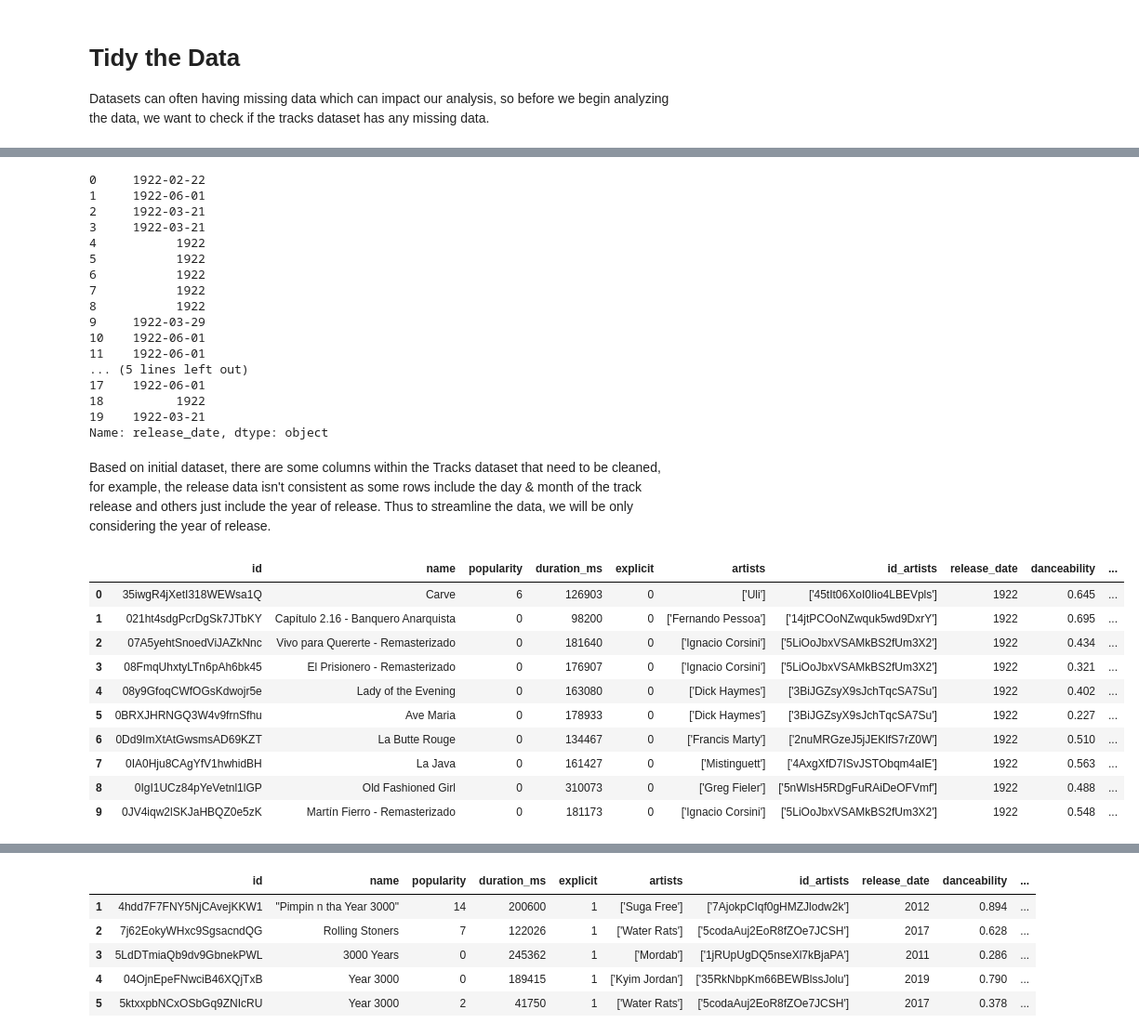
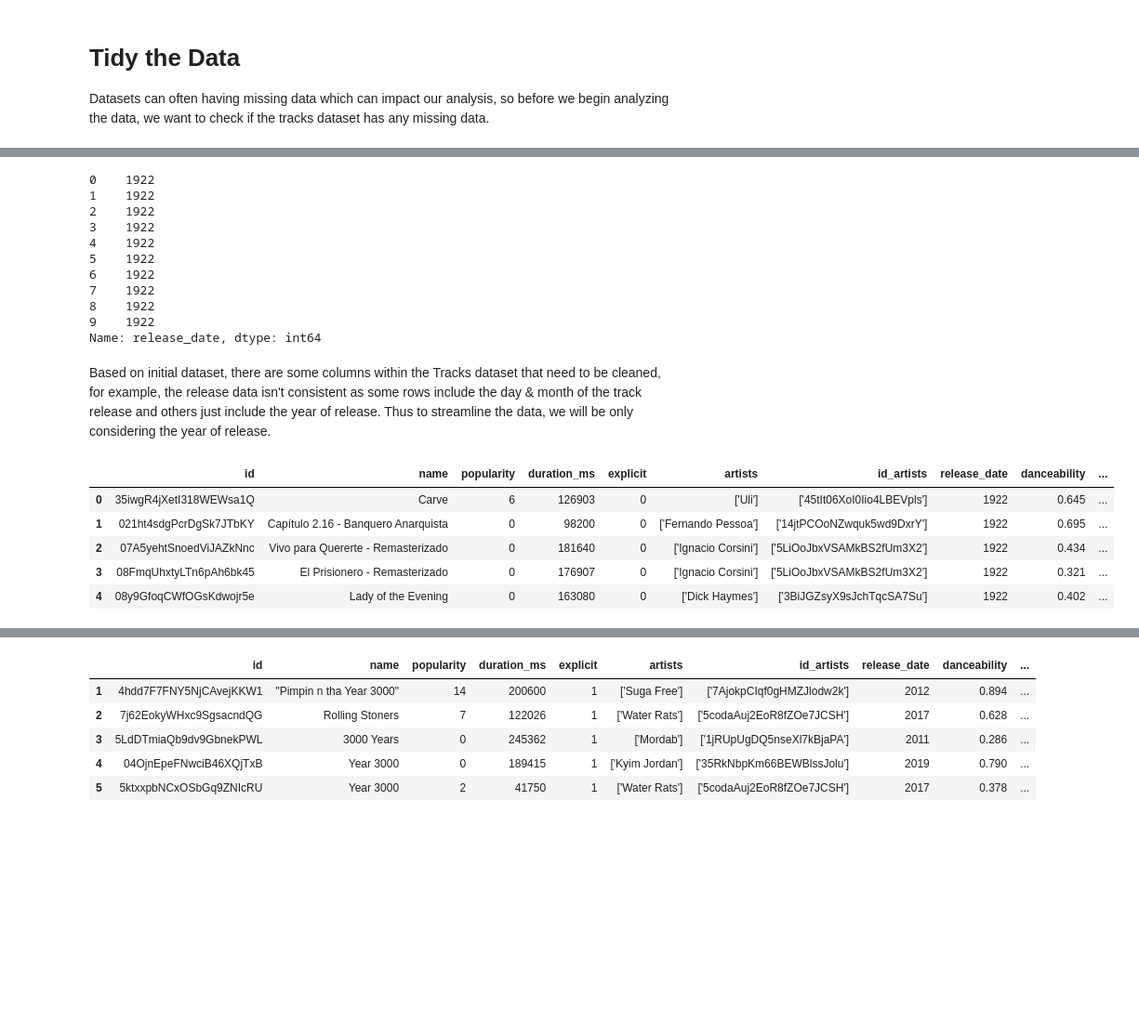
Before and after one commit to afaboro/CMSC320-FinalTutorial, a Jupyter notebook: CMSC320 - Data Science Tutorial.ipynb, the cells around one changed output, grey strips where cells are left out. Shown at 93% size. Saved outputs shown, nothing was run; the diff lists cells and outputs as text; code cells hidden in the pictures; blank space fills up the shorter version.

```diff
--- a/CMSC320 - Data Science Tutorial.ipynb
+++ b/CMSC320 - Data Science Tutorial.ipynb
@@ -90,39 +92,28 @@ tempo                0
 time_signature       0
 dtype: int64
 # %%
-tracks['release_date'].head(20)
+tracks['release_date'].head(10)
 # %% [output]
-0     1922-02-22
-1     1922-06-01
-2     1922-03-21
-3     1922-03-21
-4           1922
-5           1922
-6           1922
-7           1922
-8           1922
-9     1922-03-29
-10    1922-06-01
-11    1922-06-01
-... (5 lines left out)
-17    1922-06-01
-18          1922
-19    1922-03-21
-Name: release_date, dtype: object
+0    1922
+1    1922
+2    1922
+3    1922
+4    1922
+5    1922
+6    1922
+7    1922
+8    1922
+9    1922
+Name: release_date, dtype: int64
 # %% [markdown]
 Based on initial dataset, there are some columns within the Tracks dataset that need to be cleaned, for example, the release data isn't consistent as some rows include the day & month of the track release and others just include the year of release. Thus to streamline the data, we will be only considering the year of release.
 # %%
 tracks['release_date'] = tracks['release_date'].str[:4].astype(int)
-tracks.head(10)
+tracks.head(5)
 # %% [output]
 |  | id | name | popularity | duration_ms | explicit | artists | id_artists | release_date | danceability | ... |
 | 0 | 35iwgR4jXetI318WEWsa1Q | Carve | 6 | 126903 | 0 | ['Uli'] | ['45tIt06XoI0Iio4LBEVpls'] | 1922 | 0.645 | ... |
 | 1 | 021ht4sdgPcrDgSk7JTbKY | Capítulo 2.16 - Banquero Anarquista | 0 | 98200 | 0 | ['Fernando Pessoa'] | ['14jtPCOoNZwquk5wd9DxrY'] | 1922 | 0.695 | ... |
 | 2 | 07A5yehtSnoedViJAZkNnc | Vivo para Quererte - Remasterizado | 0 | 181640 | 0 | ['Ignacio Corsini'] | ['5LiOoJbxVSAMkBS2fUm3X2'] | 1922 | 0.434 | ... |
 | 3 | 08FmqUhxtyLTn6pAh6bk45 | El Prisionero - Remasterizado | 0 | 176907 | 0 | ['Ignacio Corsini'] | ['5LiOoJbxVSAMkBS2fUm3X2'] | 1922 | 0.321 | ... |
 | 4 | 08y9GfoqCWfOGsKdwojr5e | Lady of the Evening | 0 | 163080 | 0 | ['Dick Haymes'] | ['3BiJGZsyX9sJchTqcSA7Su'] | 1922 | 0.402 | ... |
-| 5 | 0BRXJHRNGQ3W4v9frnSfhu | Ave Maria | 0 | 178933 | 0 | ['Dick Haymes'] | ['3BiJGZsyX9sJchTqcSA7Su'] | 1922 | 0.227 | ... |
-| 6 | 0Dd9ImXtAtGwsmsAD69KZT | La Butte Rouge | 0 | 134467 | 0 | ['Francis Marty'] | ['2nuMRGzeJ5jJEKlfS7rZ0W'] | 1922 | 0.510 | ... |
-| 7 | 0IA0Hju8CAgYfV1hwhidBH | La Java | 0 | 161427 | 0 | ['Mistinguett'] | ['4AxgXfD7ISvJSTObqm4aIE'] | 1922 | 0.563 | ... |
-| 8 | 0IgI1UCz84pYeVetnl1lGP | Old Fashioned Girl | 0 | 310073 | 0 | ['Greg Fieler'] | ['5nWlsH5RDgFuRAiDeOFVmf'] | 1922 | 0.488 | ... |
-| 9 | 0JV4iqw2lSKJaHBQZ0e5zK | Martín Fierro - Remasterizado | 0 | 181173 | 0 | ['Ignacio Corsini'] | ['5LiOoJbxVSAMkBS2fUm3X2'] | 1922 | 0.548 | ... |
```
Also changed, not shown: parts of 14 cells of this notebook.
